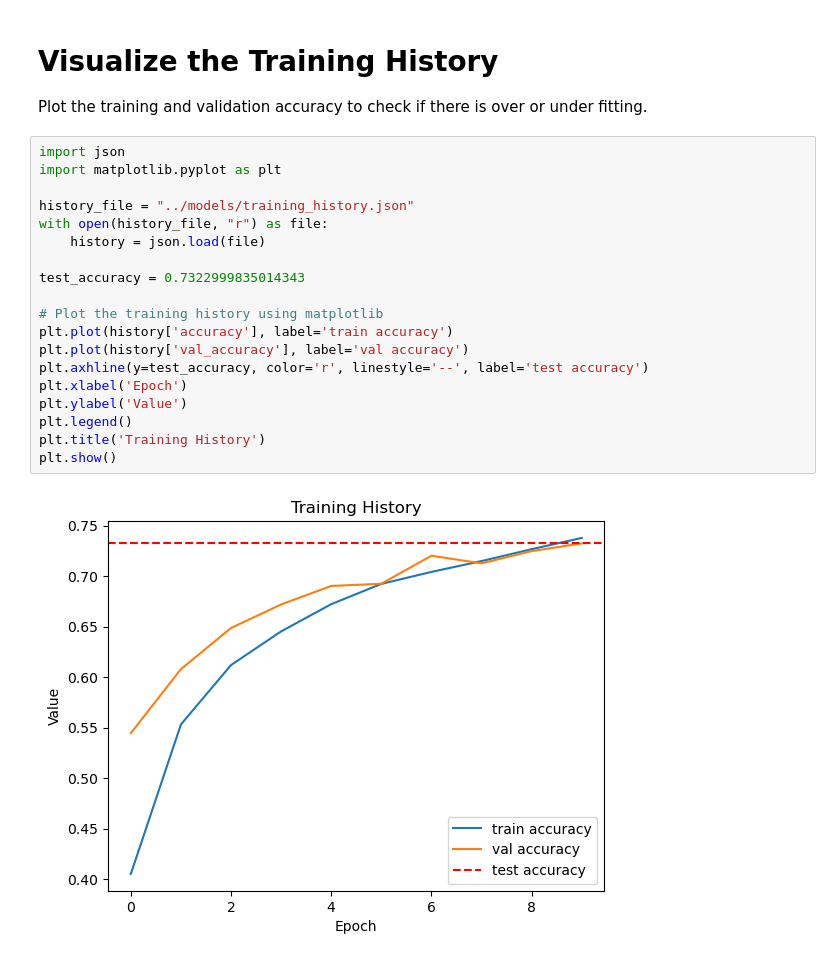
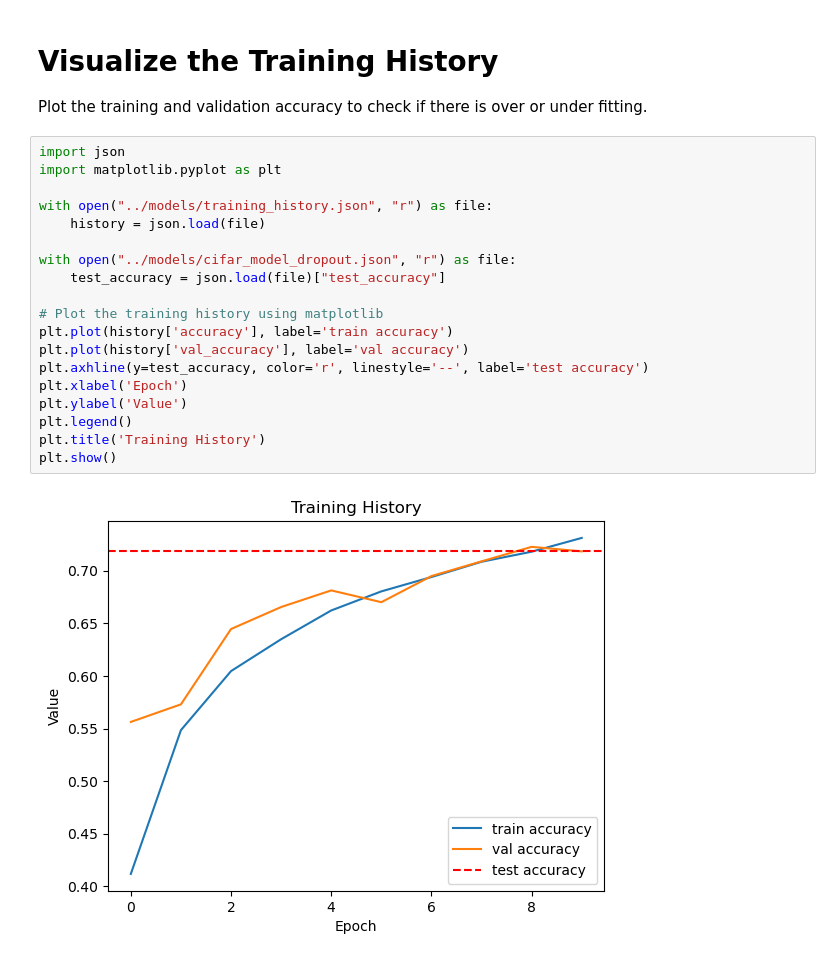
Before and after one commit to SzilvasiPeter/mle-with-azure, a Jupyter notebook: 3_Capstone/notebooks/plot_history.ipynb, the cells around one changed output. Saved outputs shown, nothing was run; the diff lists cells and outputs as text.

```diff
--- a/3_Capstone/notebooks/plot_history.ipynb
+++ b/3_Capstone/notebooks/plot_history.ipynb
@@ -5,21 +5,21 @@ Plot the training and validation accuracy to check if there is over or under fit
 # %%
 import json
 import matplotlib.pyplot as plt
 
-history_file = "../models/training_history.json"
-with open(history_file, "r") as file:
+with open("../models/training_history.json", "r") as file:
     history = json.load(file)
 
-test_accuracy = 0.7322999835014343
+with open("../models/cifar_model_dropout.json", "r") as file:
+    test_accuracy = json.load(file)["test_accuracy"]
 
 # Plot the training history using matplotlib
 plt.plot(history['accuracy'], label='train accuracy')
 plt.plot(history['val_accuracy'], label='val accuracy')
 plt.axhline(y=test_accuracy, color='r', linestyle='--', label='test accuracy')
 plt.xlabel('Epoch')
 plt.ylabel('Value')
 plt.legend()
 plt.title('Training History')
 plt.show()
 # %% [output]
-[figure, old version]
+[figure, new version]
```
Also changed, not shown: 7 other files.
